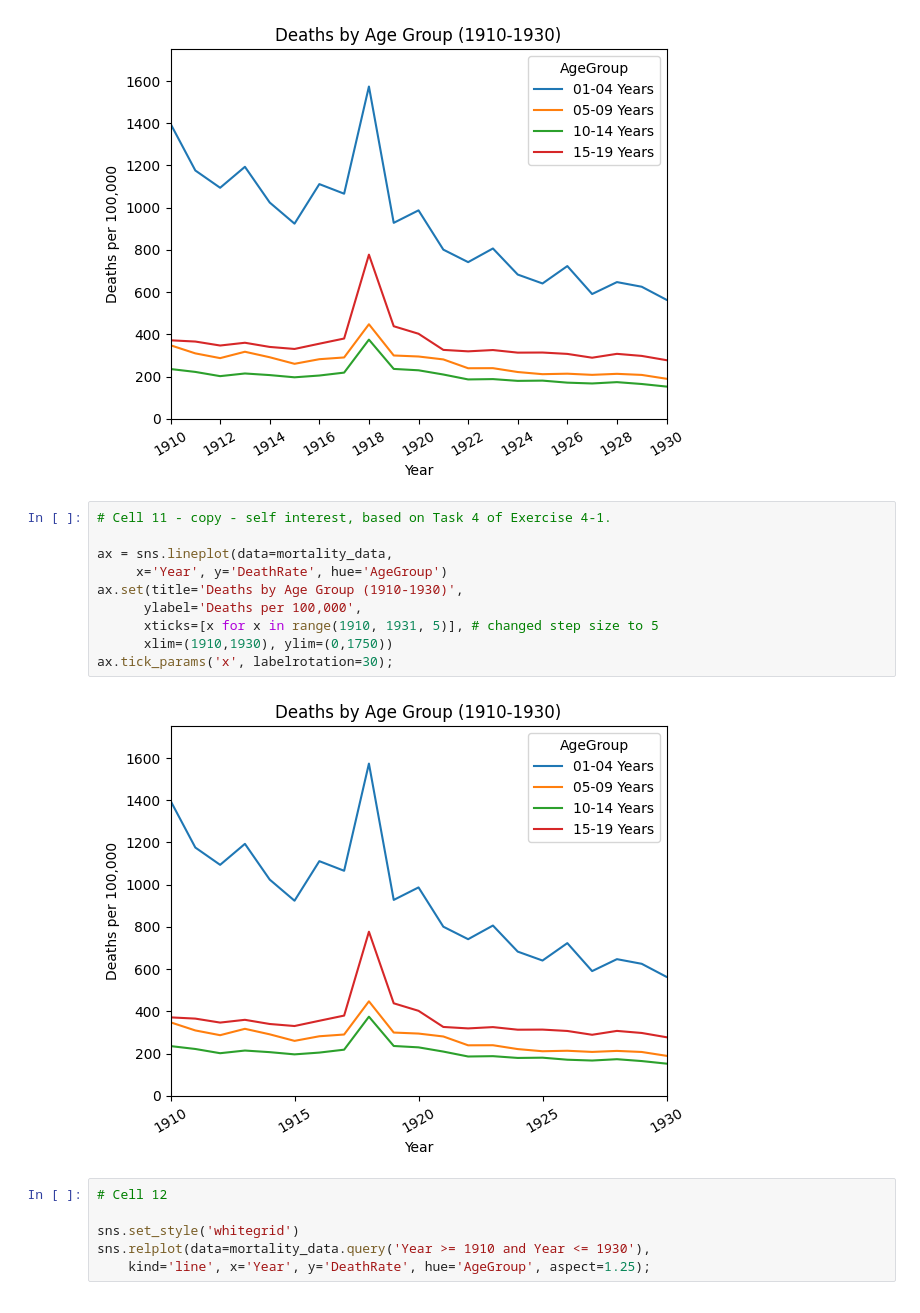
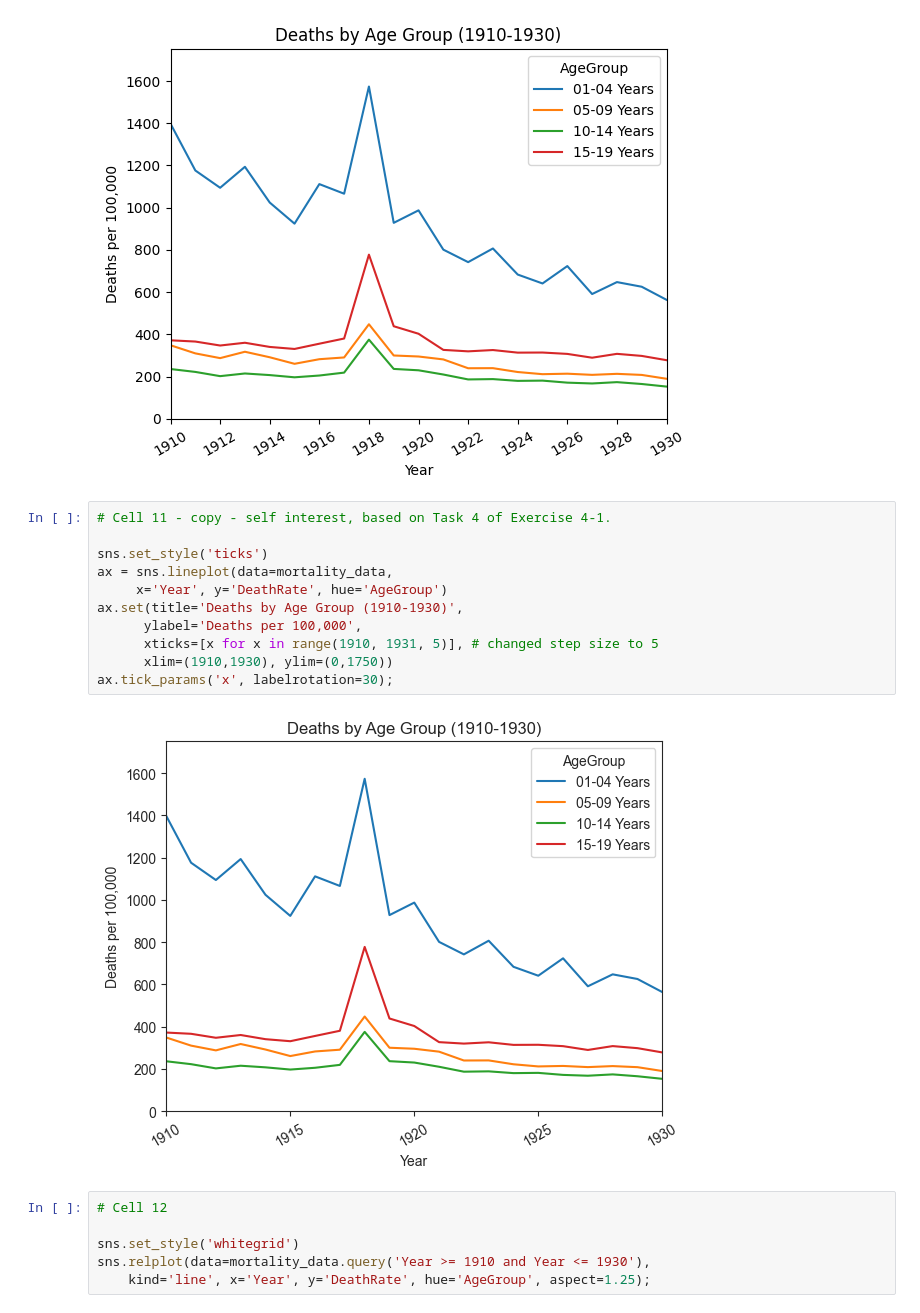
Before and after one commit to jlgull/CIS256DA, a Jupyter notebook: python_analysis/exercises/ch04/ex_4-1_mortality.ipynb, the cells around one changed output. Cells and saved outputs as stored; diff of their text form.

```diff
--- a/python_analysis/exercises/ch04/ex_4-1_mortality.ipynb
+++ b/python_analysis/exercises/ch04/ex_4-1_mortality.ipynb
@@ -118,15 +119,16 @@ ax.tick_params('x', labelrotation=30);
 # %%
 # Cell 11 - copy - self interest, based on Task 4 of Exercise 4-1.
 
+sns.set_style('ticks')
 ax = sns.lineplot(data=mortality_data,
      x='Year', y='DeathRate', hue='AgeGroup')
 ax.set(title='Deaths by Age Group (1910-1930)',
       ylabel='Deaths per 100,000',
       xticks=[x for x in range(1910, 1931, 5)], # changed step size to 5
       xlim=(1910,1930), ylim=(0,1750))
 ax.tick_params('x', labelrotation=30);
 # %% [output]
-[figure, old version]
+[figure, new version]
 # %%
 # Cell 12
 
```
Also changed, not shown: parts of 32 cells of this notebook, 3 other files.
